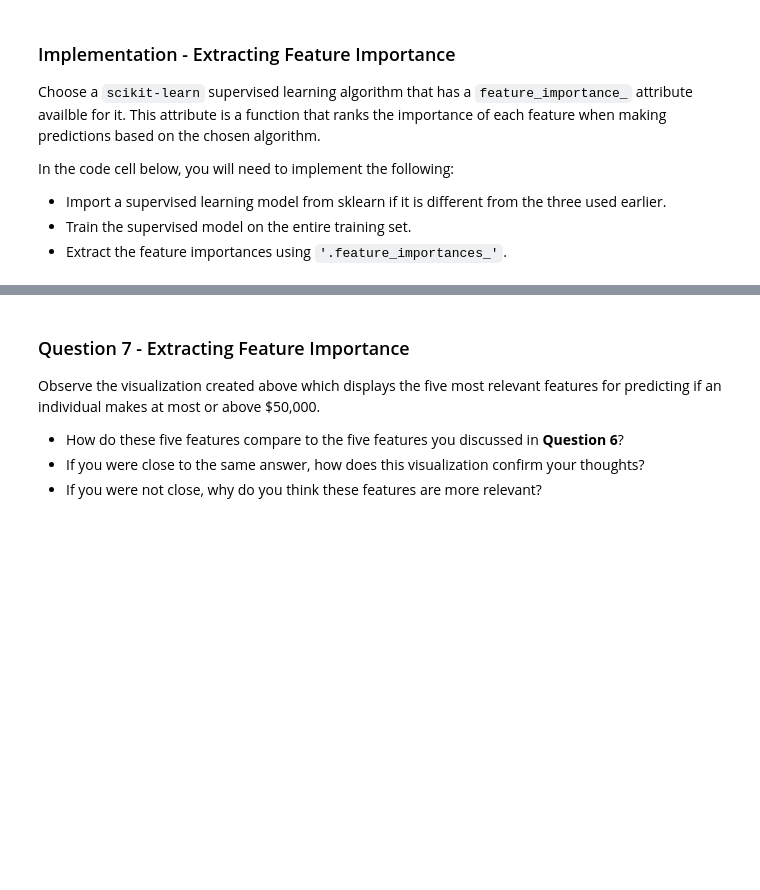
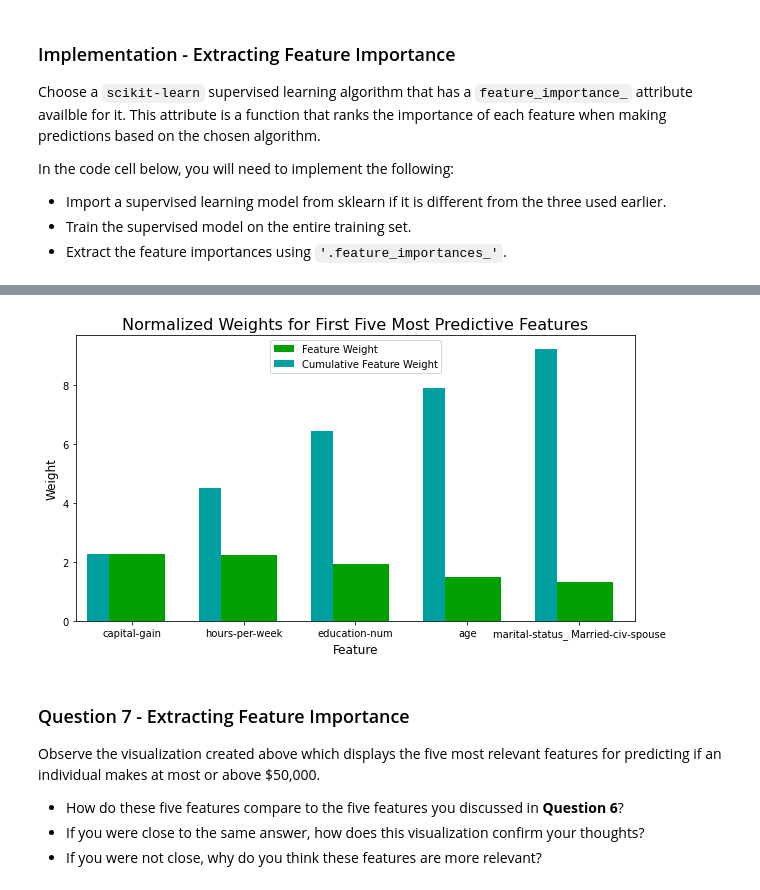
Before and after one commit to EugeneGene/udacity_SL_finding_donors, a Jupyter notebook: notebooks/finding_donors.ipynb, the cells around one changed output, grey strips where cells are left out. Saved outputs shown, nothing was run; the diff lists cells and outputs as text; code cells hidden in the pictures; blank space fills up the shorter version.

```diff
--- a/notebooks/finding_donors.ipynb
+++ b/notebooks/finding_donors.ipynb
@@ -162,15 +164,15 @@ Additionally, as with the non-numeric features, we need to convert the non-numer
  - Convert the target label `'income_raw'` to numerical entries.
    - Set records with "<=50K" to `0` and records with ">50K" to `1`.
 # %%
-# TODO: One-hot encode the 'features_log_minmax_transform' data using pandas.get_dummies()
-features_final = None
+# One-hot encode the 'features_log_minmax_transform' data using pandas.get_dummies()
+features_final = pd.get_dummies(features_log_minmax_transform)
 
-# TODO: Encode the 'income_raw' data to numerical values
-income = None
+# Encode the 'income_raw' data to numerical values
+income = income_raw.apply(lambda x: 1 if x == '>50K' else 0)
 
 # Print the number of features after one-hot encoding
 encoded = list(features_final.columns)
 print("{} total features after one-hot encoding.".format(len(encoded)))
 
 # Uncomment the following line to see the encoded feature names
-# print encoded
+print(encoded)
@@ -778,0 +772,17 @@ vs.feature_plot(importances, X_train, y_train)
+# %%
+# For comparison, we will examine the best LR model with the clone feature.
+# Clone the best_clf_lr model
+# clf_lf = LogisticRegression(random_state=42)
+#clf_lr = clone(best_clf_lr)
+
+
+# Train the supervised model on the training set using .fit(X_train, y_train)
+model = clf_lr.fit(X_train, y_train)
+
+# TODO: Extract the feature importances using .coef_[0]
+importances = clf_lr.coef_[0]
+
+# Plot
+vs.feature_plot(importances, X_train, y_train)
+# %% [output]
+[figure, added]
```
Also changed, not shown: parts of 27 cells of this notebook, 2 other files.
